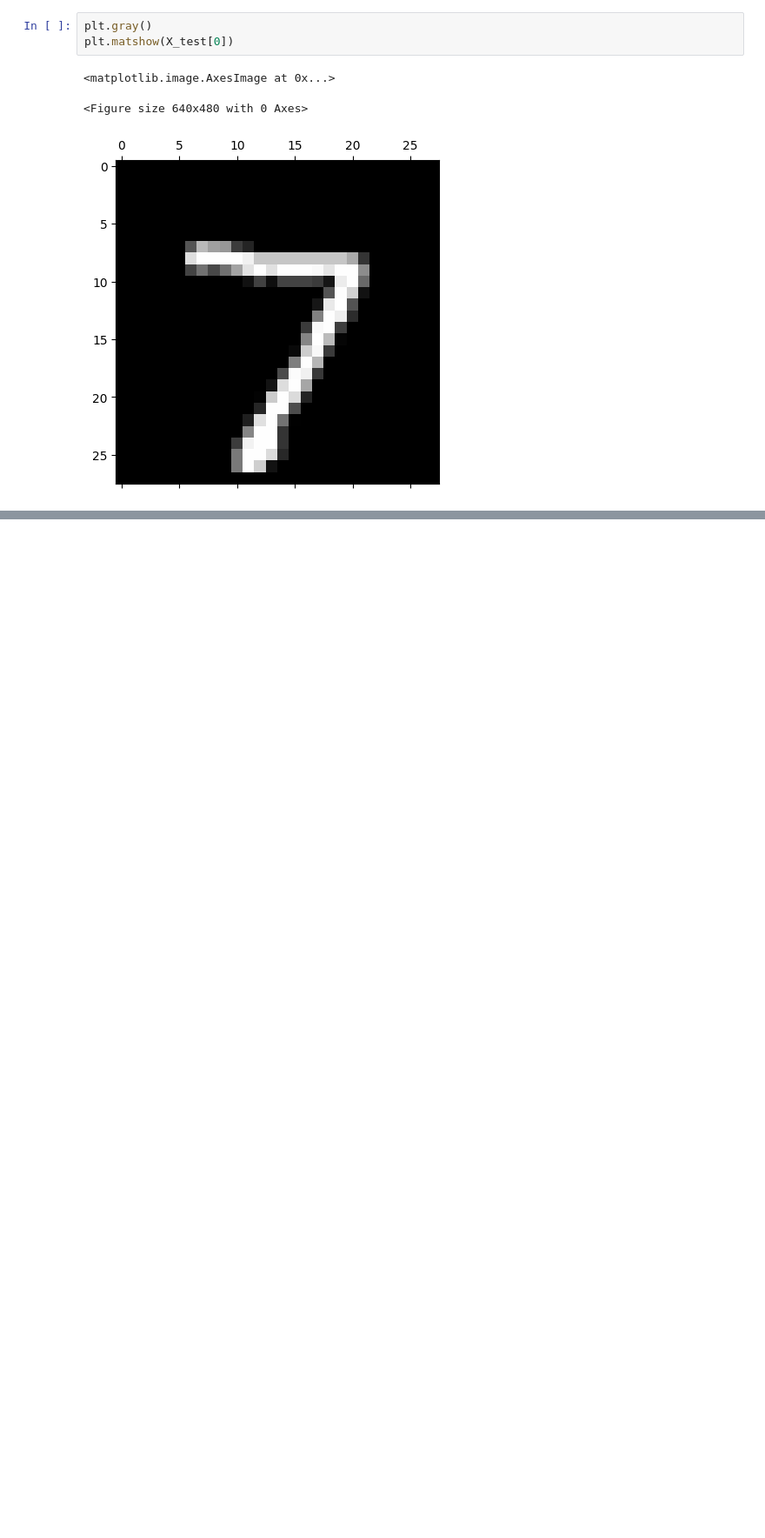
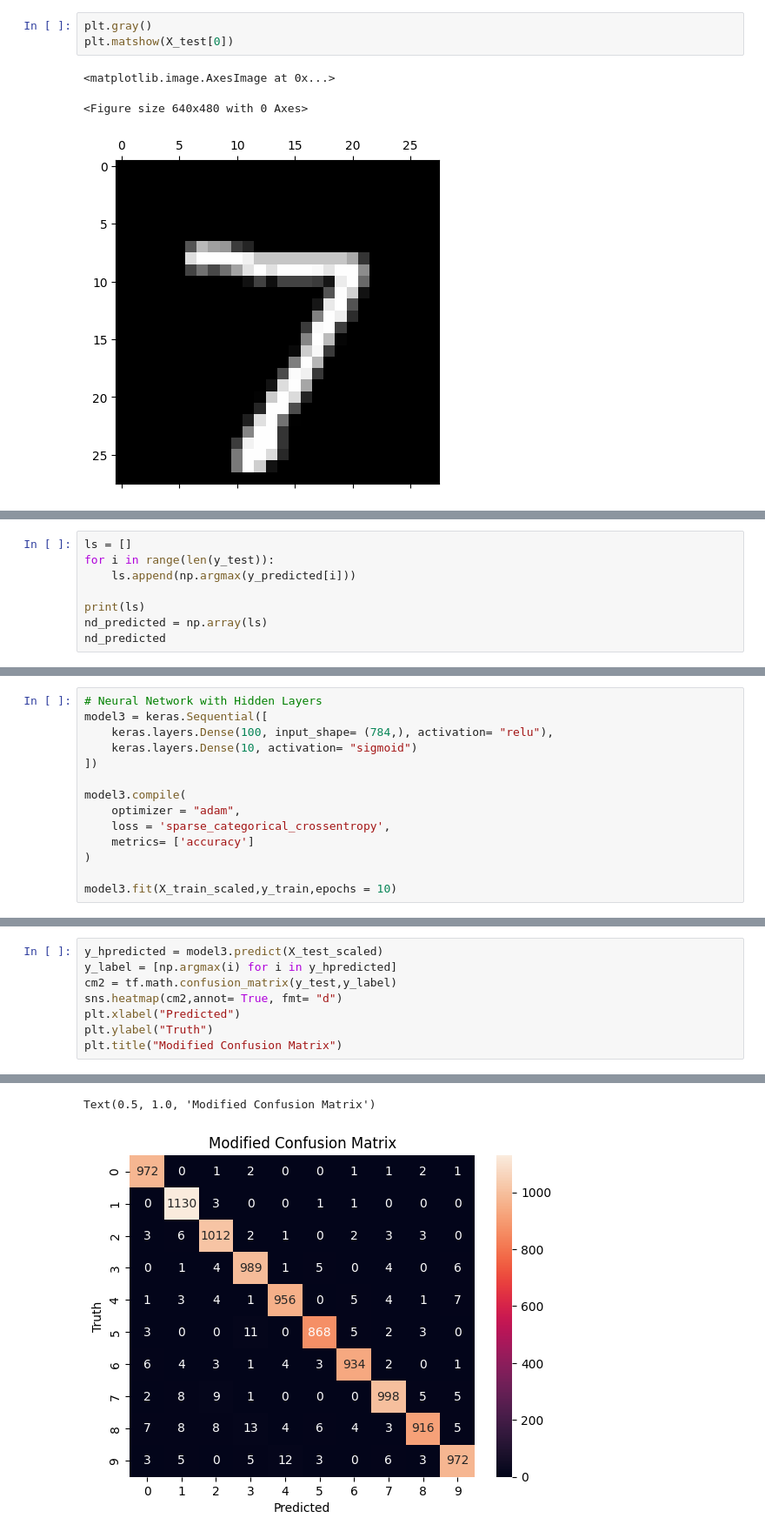
Before and after one commit to pb319/Learning_Deep_Learning, a Jupyter notebook: Lesson1/practice.ipynb, the cells around one changed output, grey strips where cells are left out. Shown at 87% size. Cells and saved outputs as stored; diff of their text form; blank space fills up the shorter version.

```diff
--- a/Lesson1/practice.ipynb
+++ b/Lesson1/practice.ipynb
@@ -112 +112,9 @@ print(f"Number: {np.argmax(y_predict[0])}")
 Number: 7
+# %%
+ls = []
+for i in range(len(y_test)):
+    ls.append(np.argmax(y_predicted[i]))
+
+print(ls)
+nd_predicted = np.array(ls)
+nd_predicted
@@ -112,0 +141,14 @@ Number: 7
+# %%
+# Neural Network with Hidden Layers
+model3 = keras.Sequential([
+    keras.layers.Dense(100, input_shape= (784,), activation= "relu"),
+    keras.layers.Dense(10, activation= "sigmoid")
+])
+
+model3.compile(
+    optimizer = "adam",
+    loss = 'sparse_categorical_crossentropy',
+    metrics= ['accuracy']
+)
+
+model3.fit(X_train_scaled,y_train,epochs = 10)
@@ -112,0 +182,9 @@ Number: 7
+# %%
+y_hpredicted = model3.predict(X_test_scaled)
+y_label = [np.argmax(i) for i in y_hpredicted]
+cm2 = tf.math.confusion_matrix(y_test,y_label)
+sns.heatmap(cm2,annot= True, fmt= "d")
+plt.xlabel("Predicted")
+plt.ylabel("Truth")
+plt.title("Modified Confusion Matrix")
+# %% [output]
@@ -112,0 +192,2 @@ Number: 7
+Text(0.5, 1.0, 'Modified Confusion Matrix')
+[figure, added]
```
Also changed, not shown: parts of 11 cells of this notebook.
